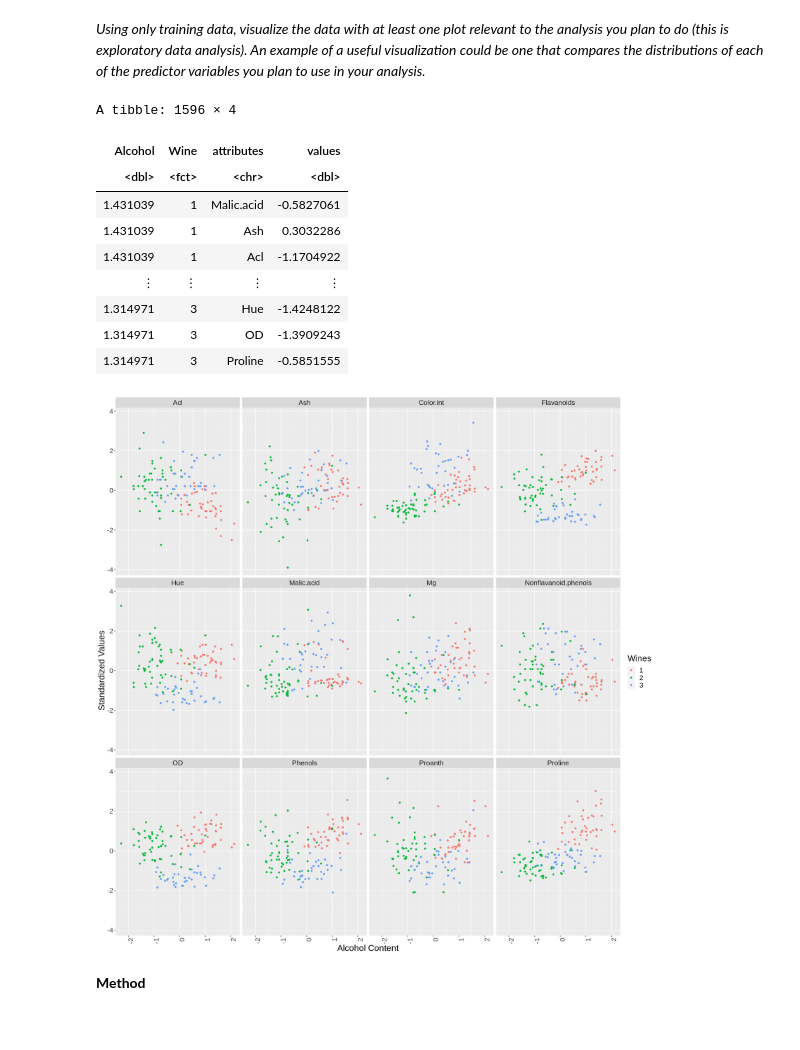
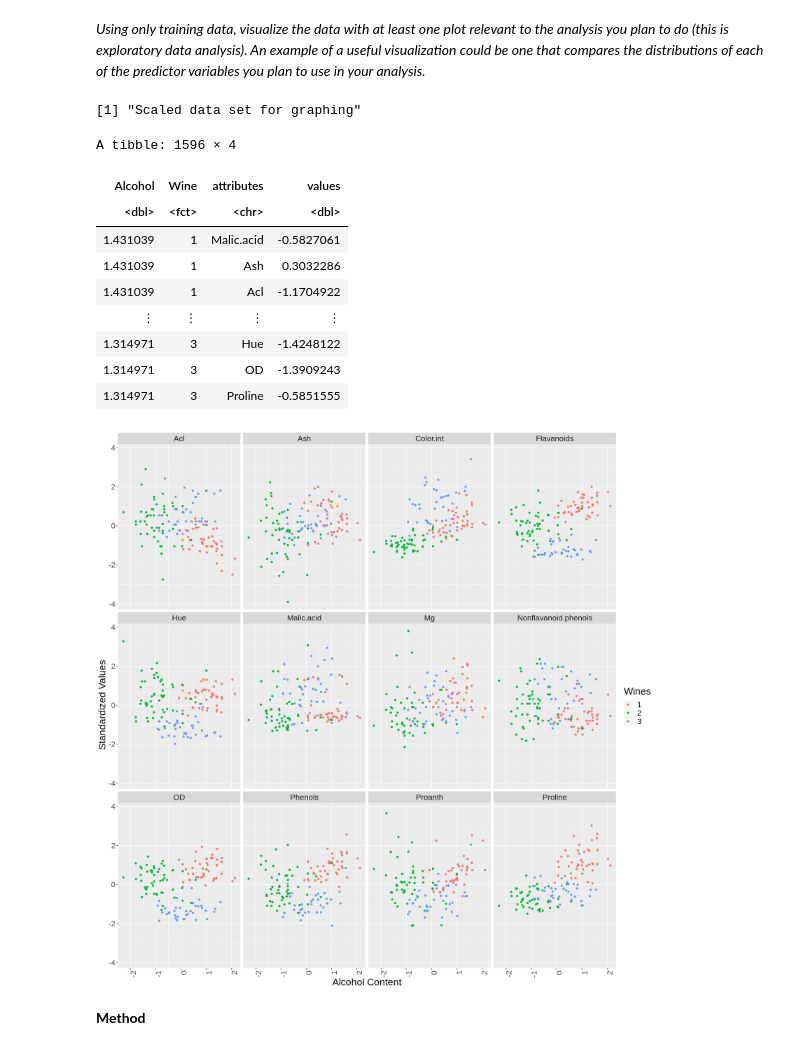
Before and after one commit to HeatherAu/wine_group_project, a Jupyter notebook: main.ipynb, the cells around one changed output. Saved outputs shown, nothing was run; the diff lists cells and outputs as text; code cells hidden in the pictures.

```diff
--- a/main.ipynb
+++ b/main.ipynb
@@ -128,7 +124,7 @@ wine_train_na
 # %% [markdown]
 *Using only training data, visualize the data with at least one plot relevant to the analysis you plan to do (this is exploratory data analysis). An example of a useful visualization could be one that compares the distributions of each of the predictor variables you plan to use in your analysis.*
 # %%
-#scaled data
+print ("Scaled data set for graphing")
 wine_train_recipe <- recipe (Wine ~ ., data = wine_train) |>
     step_scale (all_predictors ()) |>
     step_center (all_predictors ())
@@ -145,7 +141,8 @@ wine_train_alcohol <- wine_train_scaled |>
     )
 wine_train_alcohol
 # %% [output]
-A tibble: 1596 × 4
+[1] "Scaled data set for graphing"
+A tibble: 1596 × 4
 | Alcohol | Wine | attributes | values |
 | <dbl> | <fct> | <chr> | <dbl> |
 | 1.431039 | 1 | Malic.acid | -0.5827061 |
@@ -156,19 +153,19 @@ A tibble: 1596 × 4
 | 1.314971 | 3 | OD | -1.3909243 |
 | 1.314971 | 3 | Proline | -0.5851555 |
 # %%
-options (repr.plot.width = 18, repr.plot.height = 18)
+options (repr.plot.width = 16, repr.plot.height = 16)
 wine_plot_facet <- wine_train_alcohol |>
     ggplot (aes (x = Alcohol, y = values, color = Wine)) +
     geom_point () +
     labs (x = "Alcohol Content",
           y = " Standardized Values",
           color = "Wines") +
     facet_wrap (~attributes) +
     theme(axis.text.x = element_text(angle = 90, hjust = 1)) +
     theme(text = element_text(size=20))
 wine_plot_facet
 # %% [output]
-[figure, old version]
+[figure, new version]
 # %% [markdown]
 **Method**
 # %% [markdown]
```
Also changed, not shown: parts of 5 cells of this notebook, 1 other file.
